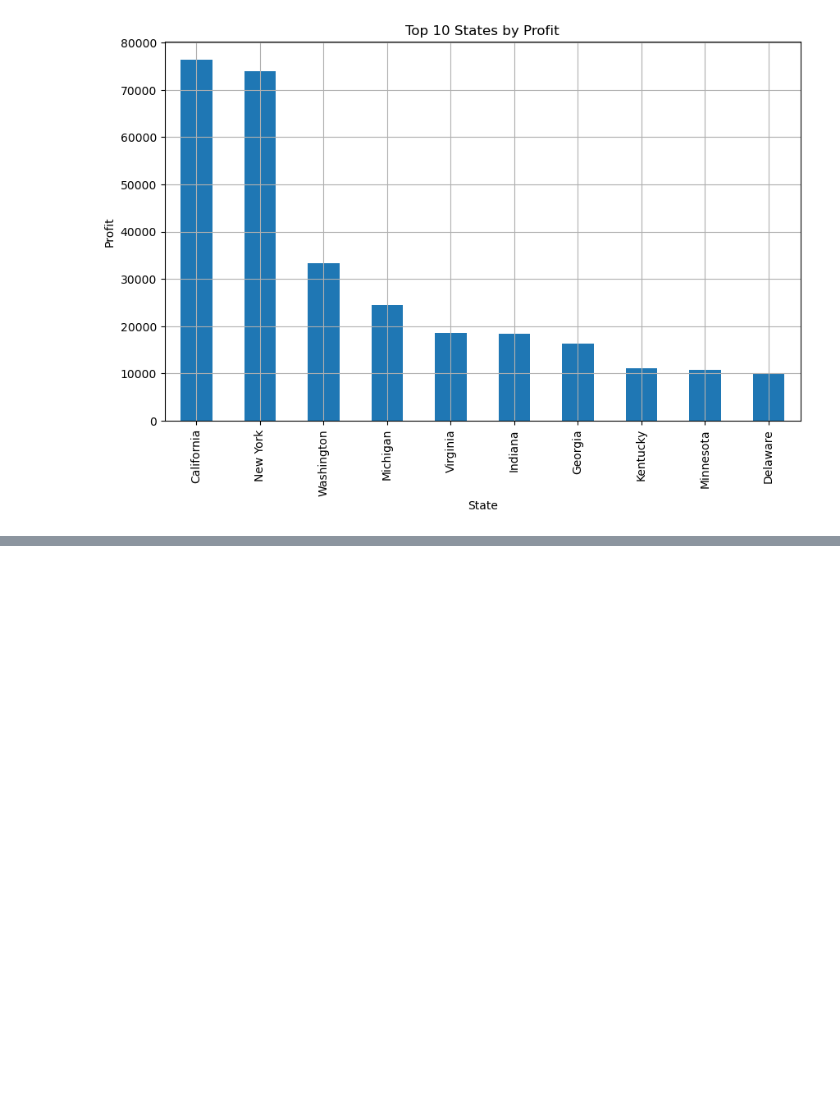
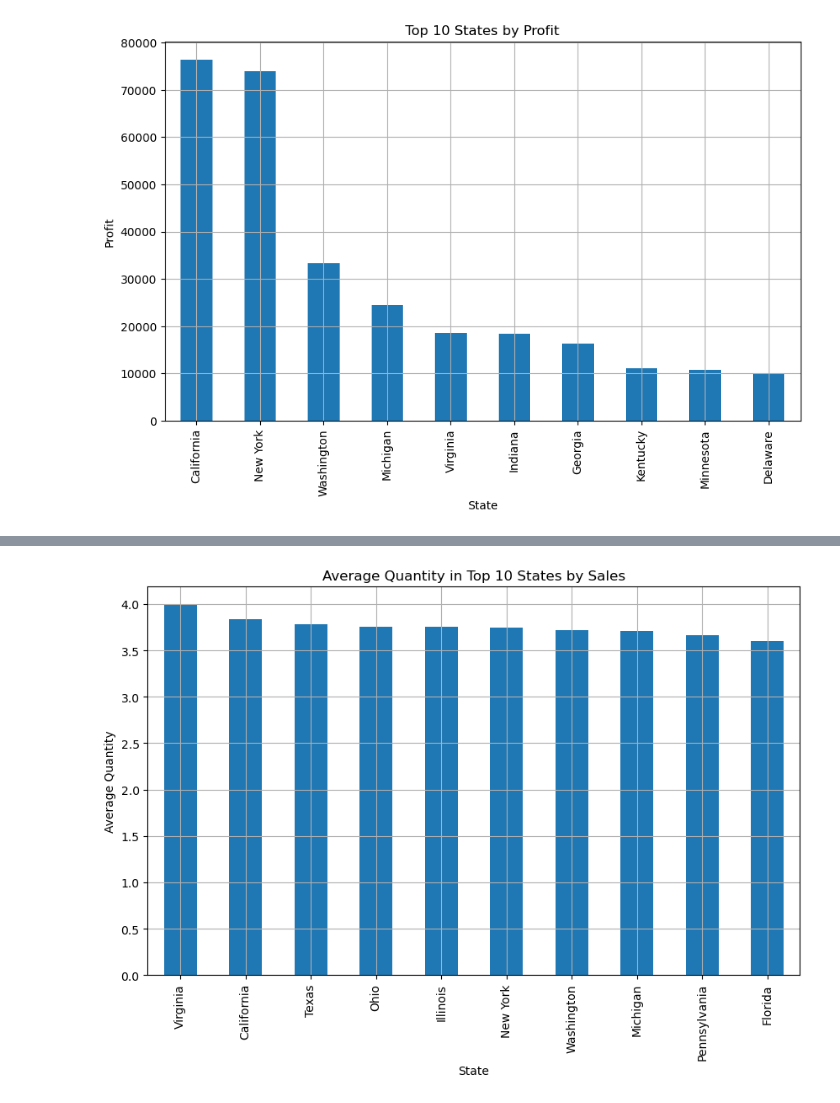
Before and after one commit to raj-rajat/Superstore-Dataset, a Jupyter notebook: superstore-dataset.ipynb, the cells around one changed output, grey strips where cells are left out. Cells and saved outputs as stored; diff of their text form; code cells hidden in the pictures; blank space fills up the shorter version.

```diff
--- a/superstore-dataset.ipynb
+++ b/superstore-dataset.ipynb
@@ -169,0 +208,12 @@ plt.show()
+# %%
+# Average quantity in the top 10 states by sales
+avg_quantity_top_sales_states = df[df['State'].isin(top_states_sales.index)].groupby('State')['Quantity'].mean()
+
+# Plot average quantity in the top 10 states by sales
+avg_quantity_top_sales_states.sort_values(ascending=False).plot(kind='bar', figsize=(10, 6))
+plt.title('Average Quantity in Top 10 States by Sales')
+plt.ylabel('Average Quantity')
+plt.grid()
+plt.show()
+# %% [output]
+[figure, added]
```
Also changed, not shown: parts of 7 cells of this notebook.
